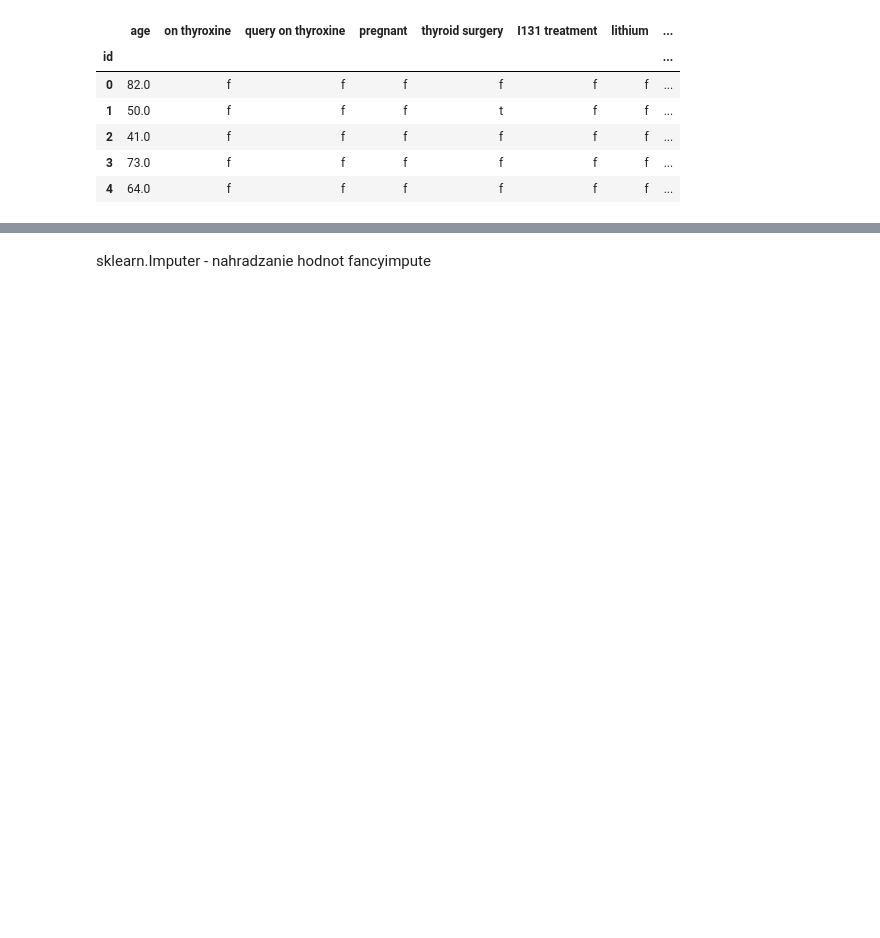
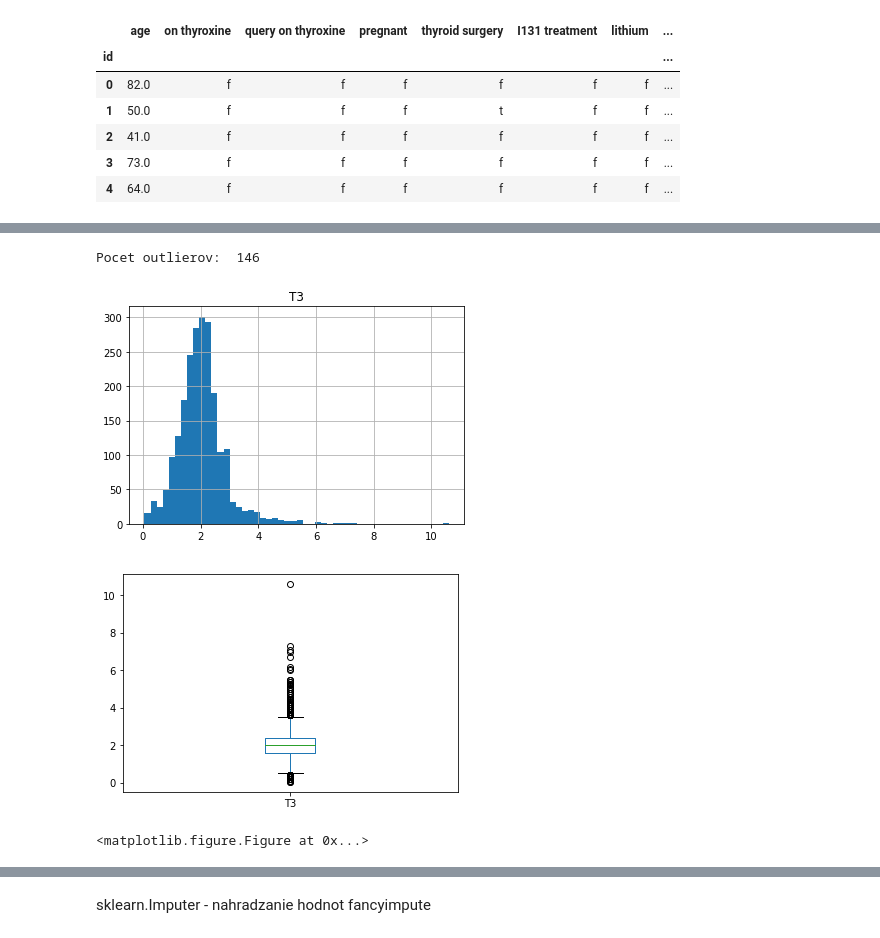
Before and after one commit to StefanSeben/IAU2018_SZ, a Jupyter notebook: predspracovanie.ipynb, the cells around one changed output, grey strips where cells are left out. Saved outputs shown, nothing was run; the diff lists cells and outputs as text; code cells hidden in the pictures; blank space fills up the shorter version.

```diff
--- a/predspracovanie.ipynb
+++ b/predspracovanie.ipynb
@@ -88,0 +170,12 @@ train_data.head()
+# %%
+pd.Series(train_data['T3']).hist(bins=50).set_title("T3")
+plt.figure()
+pd.Series(train_data['T3']).plot(kind='box')
+plt.figure()
+
+print('Pocet outlierov: ', len(findOutliers(train_data['T3'].dropna())));
+# %% [output]
+Pocet outlierov:  146
+[figure, added]
+[figure, added]
+<matplotlib.figure.Figure at 0x...>
```
Also changed, not shown: parts of 22 cells of this notebook.
